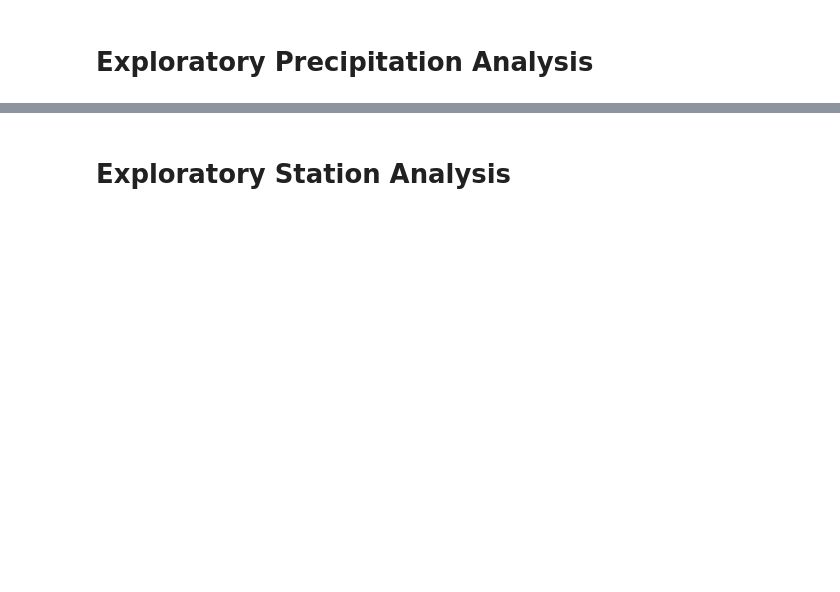
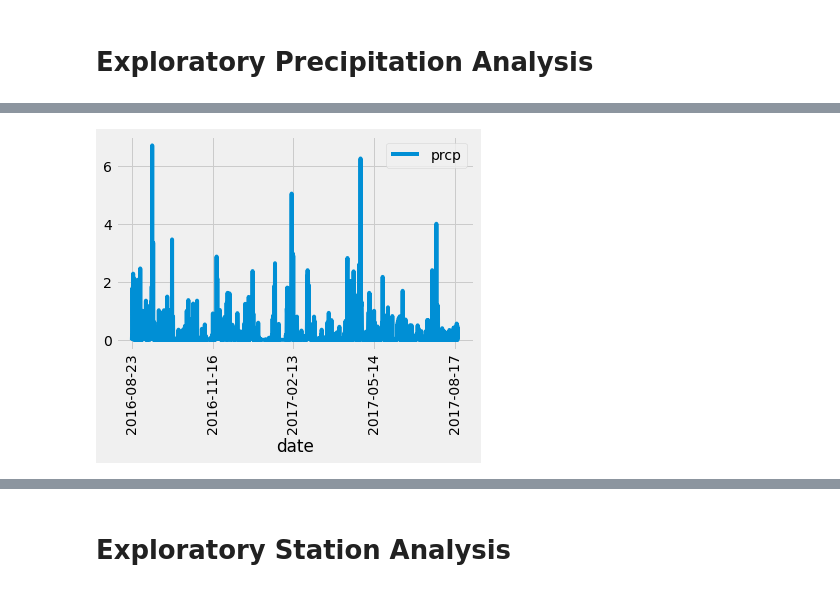
Before and after one commit to D11eleven/sqlalchemy-challenge, a Jupyter notebook: climate_starter.ipynb, the cells around one changed output, grey strips where cells are left out. Drawn from its saved outputs; the diff is of its cells as text; code cells hidden in the pictures; blank space fills up the shorter version.

```diff
--- a/climate_starter.ipynb
+++ b/climate_starter.ipynb
@@ -84,7 +100,7 @@ year_ago
 # results = session.query(Measurement.date, Measurement.prcp).all()
 # results
 
-results = session.query(Measurement.date, Measurement.prcp).filter(Measurement.date >= '2016, 8, 23').\
-        order_by(Measurement.date).all()
+results = session.query(Measurement.date, Measurement.prcp).filter(Measurement.date >= year_ago).\
+         order_by(Measurement.date).all()
 
 results
@@ -91,34 +125,39 @@ results
 # %%
 
 
 # Save the query results as a Pandas DataFrame and set the index to the date column
 
 df = pd.DataFrame(results, columns=['date', 'prcp'])
 
 df_clean = df.dropna()
-df_clean.set_index('date', inplace=False)
 df_clean
+df_clean.set_index('date', inplace=True)
+
+
+
 
 # Sort the dataframe by date
 
 df_clean.sort_values('date')
-df_clean
+df_clean.count()
 
 
 # df.sort_index(ascending=False)
 # df
 
 # Use Pandas Plotting with Matplotlib to plot the data
 
 # df_clean.plot()
 # # plt.tight_layout()
 # plt.show()
 
 df_clean.plot()
 plt.tight_layout()
 plt.xticks(rotation=90)
 plt.show()
 
 # df_clean.count()
+# %% [output]
+[figure, added]
 # %%
 # Use Pandas to calcualte the summary statistics for the precipitation data
```
Also changed, not shown: parts of 12 cells of this notebook, 3 other files.
